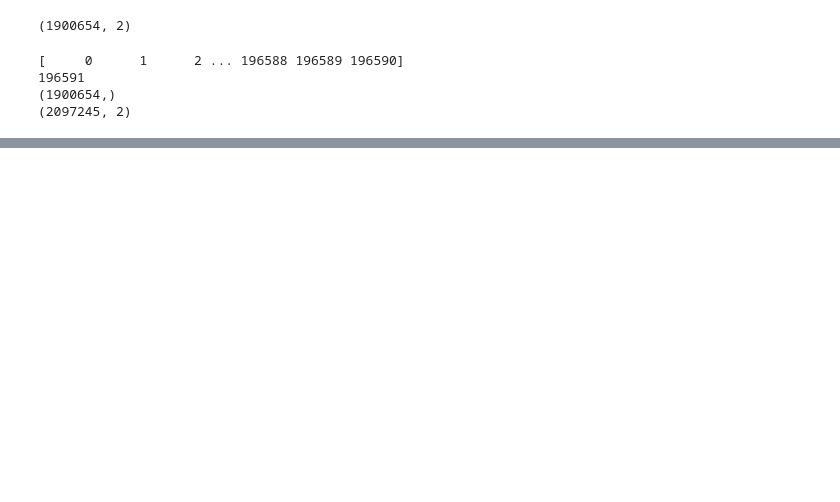
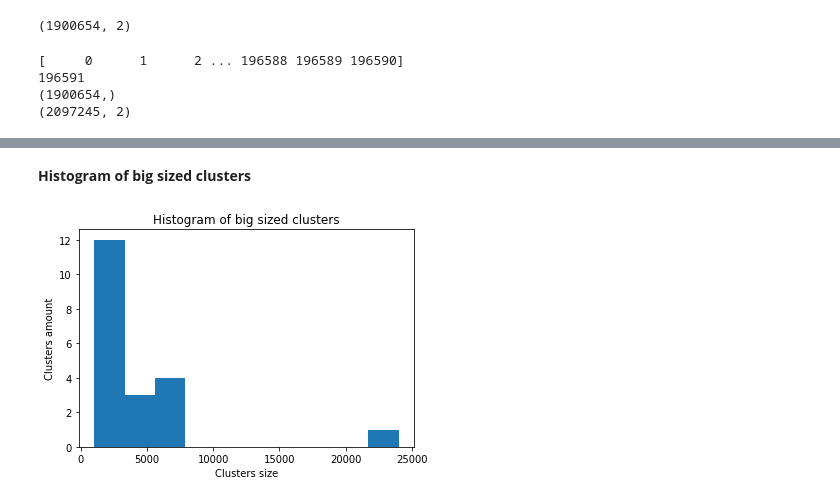
Before and after one commit to VeronikaRevjakina/AffinityPropagation_Gowalla, a Jupyter notebook: Affinity_Propagation_Gowalla_experiment.ipynb, the cells around one changed output, grey strips where cells are left out. Saved outputs shown, nothing was run; the diff lists cells and outputs as text; code cells hidden in the pictures; blank space fills up the shorter version.

```diff
--- a/Affinity_Propagation_Gowalla_experiment.ipynb
+++ b/Affinity_Propagation_Gowalla_experiment.ipynb
@@ -210,0 +226,10 @@ plt.show()
+# %% [markdown]
+**Histogram of big sized clusters**
+# %%
+plt.hist(cluster_size.values(), bins=10, range=(1000, 24000))
+plt.xlabel("Clusters size")
+plt.ylabel("Clusters amount")
+plt.title("Histogram of big sized clusters")
+plt.show()
+# %% [output]
+[figure, added]
```
Also changed, not shown: parts of 27 cells of this notebook.
